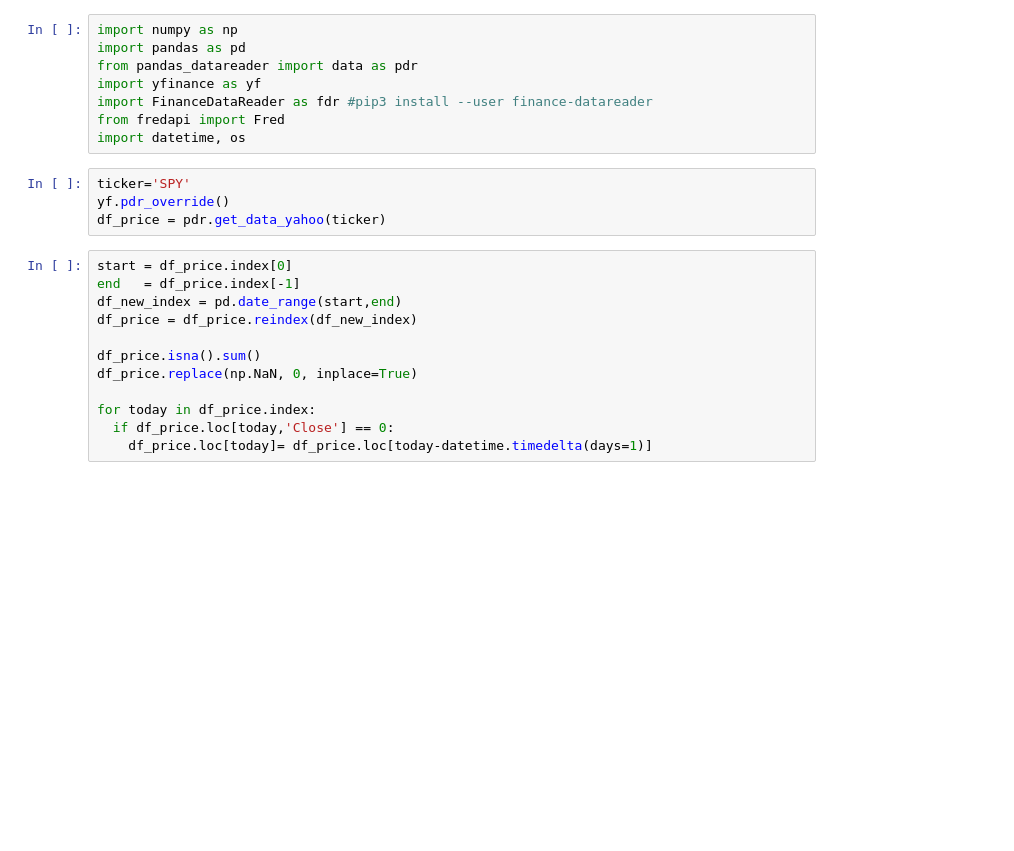
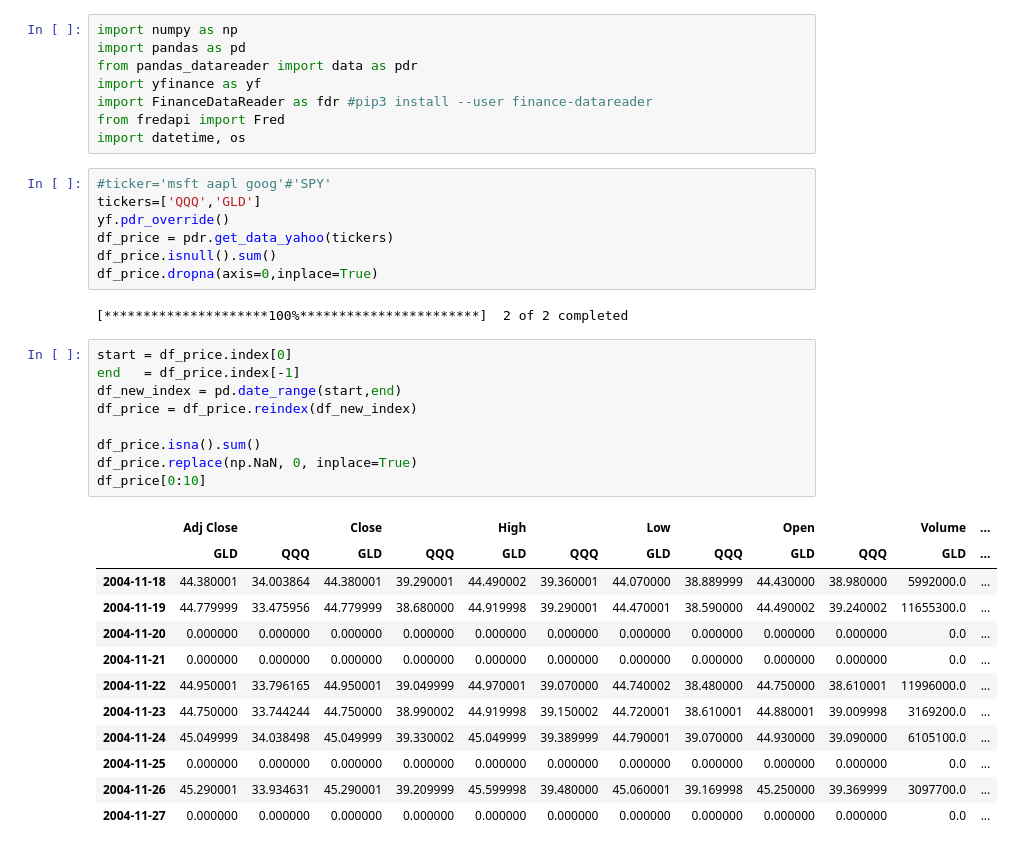
Before and after one commit to pathces-gone/study-python-stock, a Jupyter notebook: AssetAllocationV2/scratch.ipynb, the cells around one changed output. Drawn from its saved outputs; the diff is of its cells as text; blank space fills up the shorter version.

```diff
--- a/AssetAllocationV2/scratch.ipynb
+++ b/AssetAllocationV2/scratch.ipynb
@@ -6,19 +6,34 @@ import yfinance as yf
 import FinanceDataReader as fdr #pip3 install --user finance-datareader
 from fredapi import Fred
 import datetime, os
-# %%
-ticker='SPY'
-yf.pdr_override()
-df_price = pdr.get_data_yahoo(ticker)
+# %%
+#ticker='msft aapl goog'#'SPY'
+tickers=['QQQ','GLD']
+yf.pdr_override()
+df_price = pdr.get_data_yahoo(tickers)
+df_price.isnull().sum()
+df_price.dropna(axis=0,inplace=True)
+# %% [output]
+[*********************100%***********************]  2 of 2 completed
 # %%
 start = df_price.index[0]
 end   = df_price.index[-1]
 df_new_index = pd.date_range(start,end)
 df_price = df_price.reindex(df_new_index)
 
 df_price.isna().sum()
 df_price.replace(np.NaN, 0, inplace=True)
-
-for today in df_price.index:
-  if df_price.loc[today,'Close'] == 0:
-    df_price.loc[today]= df_price.loc[today-datetime.timedelta(days=1)]
+df_price[0:10]
+# %% [output]
+|  | Adj Close |  | Close |  | High |  | Low |  | Open |  | Volume | ... |
+|  | GLD | QQQ | GLD | QQQ | GLD | QQQ | GLD | QQQ | GLD | QQQ | GLD | ... |
+| 2004-11-18 | 44.380001 | 34.003864 | 44.380001 | 39.290001 | 44.490002 | 39.360001 | 44.070000 | 38.889999 | 44.430000 | 38.980000 | 5992000.0 | ... |
+| 2004-11-19 | 44.779999 | 33.475956 | 44.779999 | 38.680000 | 44.919998 | 39.290001 | 44.470001 | 38.590000 | 44.490002 | 39.240002 | 11655300.0 | ... |
+| 2004-11-20 | 0.000000 | 0.000000 | 0.000000 | 0.000000 | 0.000000 | 0.000000 | 0.000000 | 0.000000 | 0.000000 | 0.000000 | 0.0 | ... |
+| 2004-11-21 | 0.000000 | 0.000000 | 0.000000 | 0.000000 | 0.000000 | 0.000000 | 0.000000 | 0.000000 | 0.000000 | 0.000000 | 0.0 | ... |
+| 2004-11-22 | 44.950001 | 33.796165 | 44.950001 | 39.049999 | 44.970001 | 39.070000 | 44.740002 | 38.480000 | 44.750000 | 38.610001 | 11996000.0 | ... |
+| 2004-11-23 | 44.750000 | 33.744244 | 44.750000 | 38.990002 | 44.919998 | 39.150002 | 44.720001 | 38.610001 | 44.880001 | 39.009998 | 3169200.0 | ... |
+| 2004-11-24 | 45.049999 | 34.038498 | 45.049999 | 39.330002 | 45.049999 | 39.389999 | 44.790001 | 39.070000 | 44.930000 | 39.090000 | 6105100.0 | ... |
+| 2004-11-25 | 0.000000 | 0.000000 | 0.000000 | 0.000000 | 0.000000 | 0.000000 | 0.000000 | 0.000000 | 0.000000 | 0.000000 | 0.0 | ... |
+| 2004-11-26 | 45.290001 | 33.934631 | 45.290001 | 39.209999 | 45.599998 | 39.480000 | 45.060001 | 39.169998 | 45.250000 | 39.369999 | 3097700.0 | ... |
+| 2004-11-27 | 0.000000 | 0.000000 | 0.000000 | 0.000000 | 0.000000 | 0.000000 | 0.000000 | 0.000000 | 0.000000 | 0.000000 | 0.0 | ... |
```
Also changed, not shown: parts of 8 cells of this notebook.
